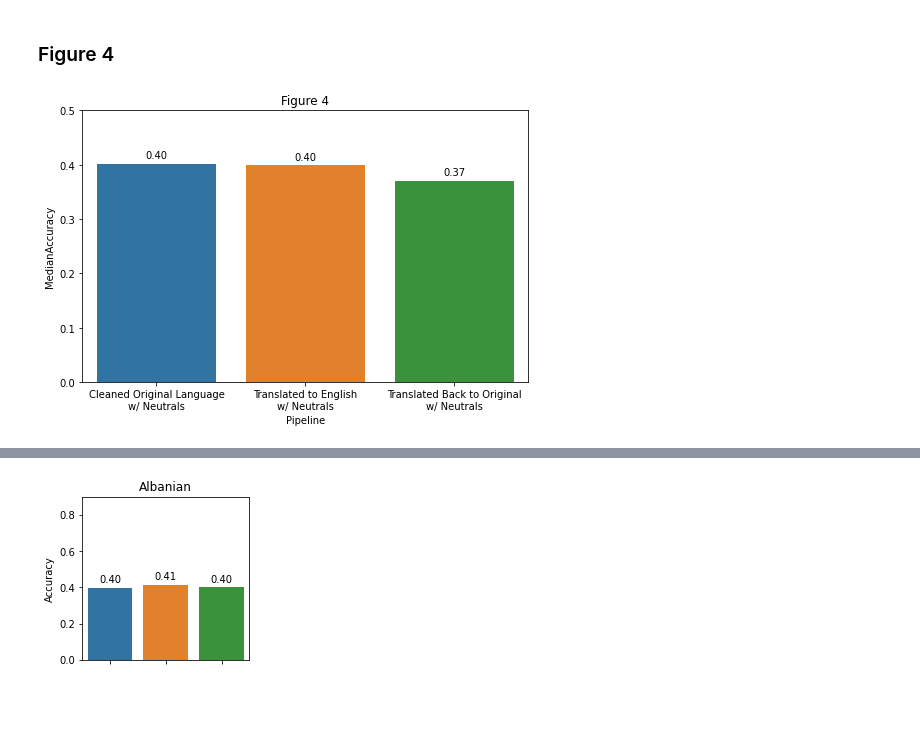
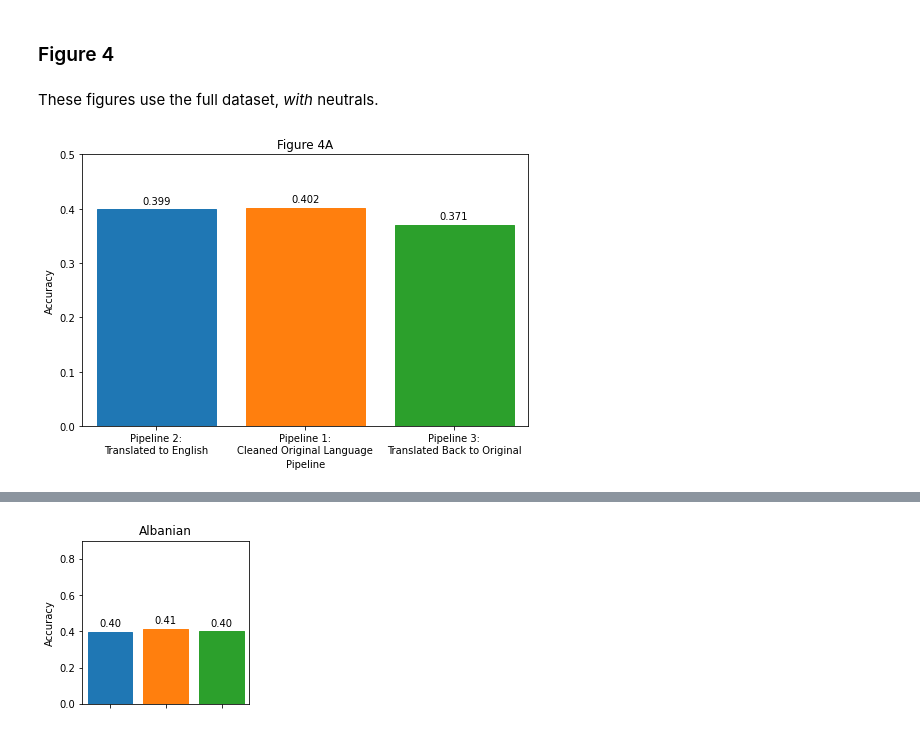
Before and after one commit to edward-chew/machine-translation, a Jupyter notebook: results.ipynb, the cells around one changed output, grey strips where cells are left out. Cells and saved outputs as stored; diff of their text form; code cells hidden in the pictures; blank space fills up the shorter version.

```diff
--- a/results.ipynb
+++ b/results.ipynb
@@ -90,18 +152,2 @@ plt.savefig("Figures/figure2.png", bbox_inches="tight")
 # %% [markdown]
 ### Figure 3
-# %%
-data = { "Albanian" :   [0.6907679242994056, 0.7255703422053232, 0.6785111082239834],
-         "Bosnian" :    [0.6101055226064854, 0.6535728130249386, 0.6233466625653645],
-         "Bulgarian" :  [0.6708535739070091, 0.6877403476388247, 0.6732589348778076],
-         "Croatian" :   [0.6717483751905641, 0.7402111890863776, 0.6762798239518184],
-         "English" :    [0.7943662985214232, 0                 , 0                 ],
-         "German" :     [0.6713624471724693, 0.7073111488948264, 0.6824258104982556],
-         "Hungarian" :  [0.6520987791961648, 0.748172757475083,  0.6537959822593269],
-         "Polish" :     [0.6594672832196093, 0.6935362504232665, 0.6669599816359324],
-         "Portuguese" : [0.6241413852318259, 0.6111249766019842, 0.6370149253731343],
-         "Russian" :    [0.5814561714333923, 0.5825926728809885, 0.6057541957677474],
-         "Serbian" :    [0.6506550218340611, 0.507029053420806,  0.4934800702857671],
-         "Slovak" :     [0.6407723645292706, 0.6893227283682816, 0.6459887668706513],
-         "Slovenian" :  [0.7167278316238512, 0.5714285714285714, 0.729204807768845 ],
-         "Spanish" :    [0.5011172334725488, 0.7581346375925548, 0.46990518357629174],
-         "Swedish" :    [0.5963507303089594, 0.5538045208532315, 0.6115641215715345] }
@@ -207,32 +294,41 @@ plt.savefig("Figures/figure3-15.png", bbox_inches="tight")
 [figure]
 # %% [markdown]
 ### Figure 4
+# %% [markdown]
+These figures use the full dataset, *with* neutrals.
+# %%
+pipelines = ["Pipeline 2:\nTranslated to English", "Pipeline 1:\nCleaned Original Language", "Pipeline 3:\nTranslated Back to Original"]
 # %%
-data = pd.DataFrame({"Pipeline": [pipelines[0] + "\nw/ Neutrals", pipelines[1] + "\nw/ Neutrals", pipelines[2] + "\nw/ Neutrals"],
-                     "MedianAccuracy": [0.4022588811498849, 0.39919562179131, 0.37069205714110576],
-                     "Confidence": [[0.40224223163795836, 0.40229328844465273], [0.39916022896489906, 0.39921348136276374], [0.37066538997453374, 0.3707149252098764]]})
+pl1_data = data["Pipeline 1"]["AllTweets"]["Combined"]
+pl2_data = data["Pipeline 2"]["AllTweets"]["Combined"]
+pl3_data = data["Pipeline 3"]["AllTweets"]["Combined"]
+fig_data = pd.DataFrame({"Pipeline": pipelines,
+                     "Median": [pl2_data["Median"], pl1_data["Median"], pl3_data["Median"]],
+                     "99 Distance": [pl2_data["99 Distance"], pl1_data["99 Distance"], pl3_data["99 Distance"]]})
 
 plt.rcParams["figure.figsize"] = (8,5)
 
-lower_dists = list(map(lower_dist, [0,1,2]))
-upper_dists = list(map(upper_dist, [0,1,2]))
-
 bp = sns.barplot(
-    data=data,
+    data=fig_data,
     x="Pipeline",
-    y="MedianAccuracy",
-    yerr=[lower_dists, upper_dists])
+    y="Median",
+    yerr=fig_data["99 Distance"])
 
 plt.ylim(0, 0.5)
-bp.set_title("Figure 4")
+bp.set_title("Figure 4A")
+bp.set(xlabel="Pipeline", ylabel="Accuracy")
+
+bp.patches[0].set_color("tab:blue")
+bp.patches[1].set_color("tab:orange")
+bp.patches[2].set_color("tab:green")
 
 for bar in bp.patches:
-    bp.annotate(format(bar.get_height(), '.2f'),
+    bp.annotate(format(bar.get_height(), '.3f'),
                (bar.get_x() + bar.get_width() / 2,
                 bar.get_height()), ha='center', va='center',
                 size=10, xytext=(0, 8),
                 textcoords='offset points')
 
 plt.savefig("Figures/figure4.png", bbox_inches="tight")
 # %% [output]
-[figure, old version]
+[figure, new version]
```
Also changed, not shown: parts of 25 cells of this notebook, 5 other files.
